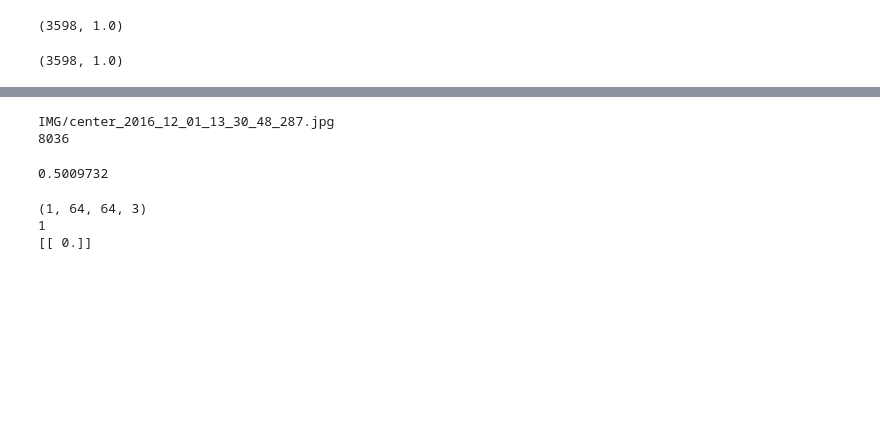
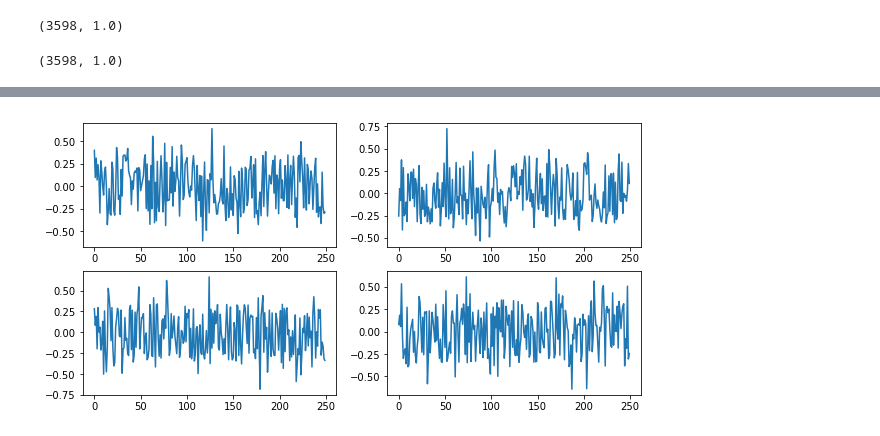
Before and after one commit to cyrano5614/CarND-Behavioral-Cloning-P3, a Jupyter notebook: data_explore.ipynb, the cells around one changed output, grey strips where cells are left out. Saved outputs shown, nothing was run; the diff lists cells and outputs as text; code cells hidden in the pictures; blank space fills up the shorter version.

```diff
--- a/data_explore.ipynb
+++ b/data_explore.ipynb
@@ -271,7 +313 @@ plt.text(0,-2,processed_img[1])
-# %%
-print(data.iloc[0]['center'])
-print (len(data))
-# %% [output]
-IMG/center_2016_12_01_13_30_48_287.jpg
-8036
 # %%
@@ -315,15 +395,12 @@ def valid_pipe(path):
             yield image, angle
 
 generate_valid = valid_pipe('data')
-# %%
-print (max(next(generate_batch)[1]))
-# %% [output]
-0.5009732
-# %%
-print (next(generate_valid)[0].shape)
-print (len(next(generate_valid)[0]))
-print (next(generate_valid)[1])
-# %% [output]
-(1, 64, 64, 3)
-1
-[[ 0.]]
+# %%
+plt.figure(figsize=(10,5))
+for i in range(4):
+    x, y = next(generate_batch)
+    plt.subplot(2, 2, i+1)
+    plt.plot(y)
+plt.show()
+# %% [output]
+[figure, added]
```
Also changed, not shown: parts of 17 cells of this notebook, 2 other files.
